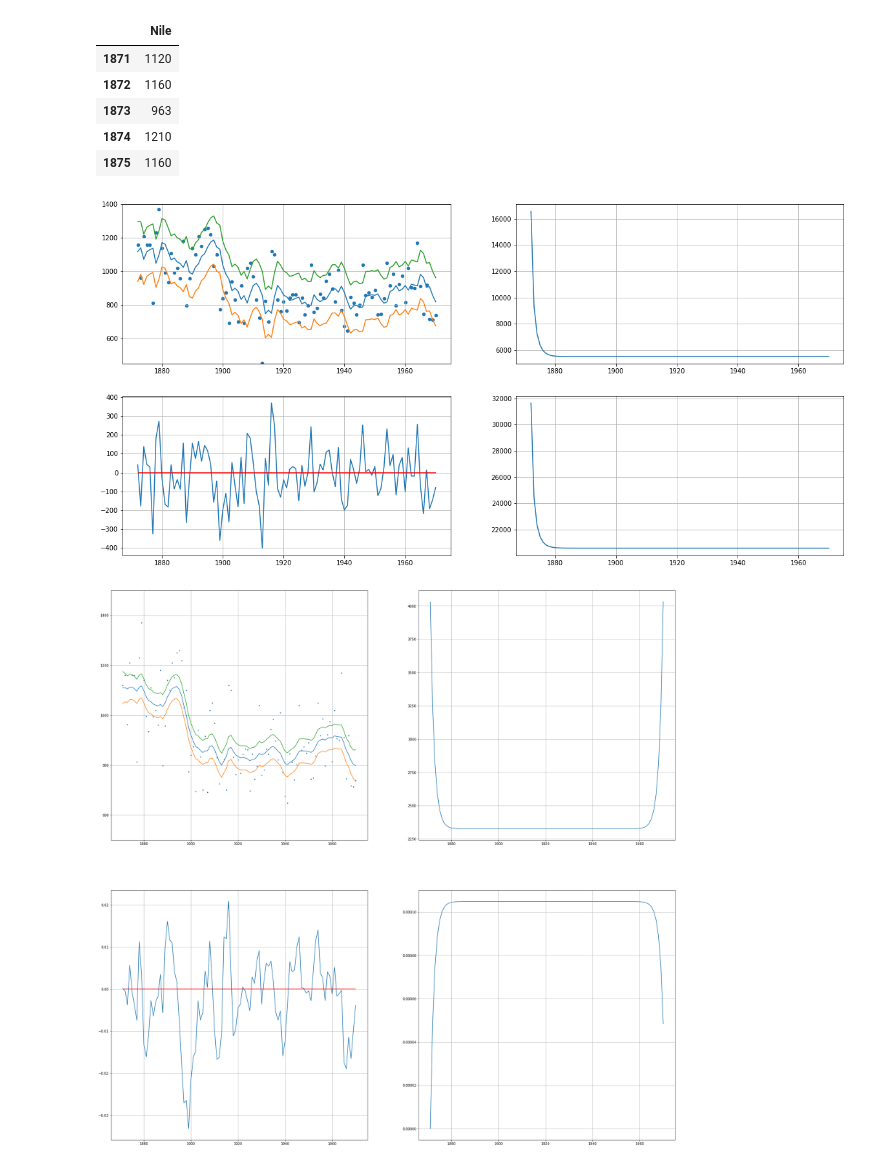
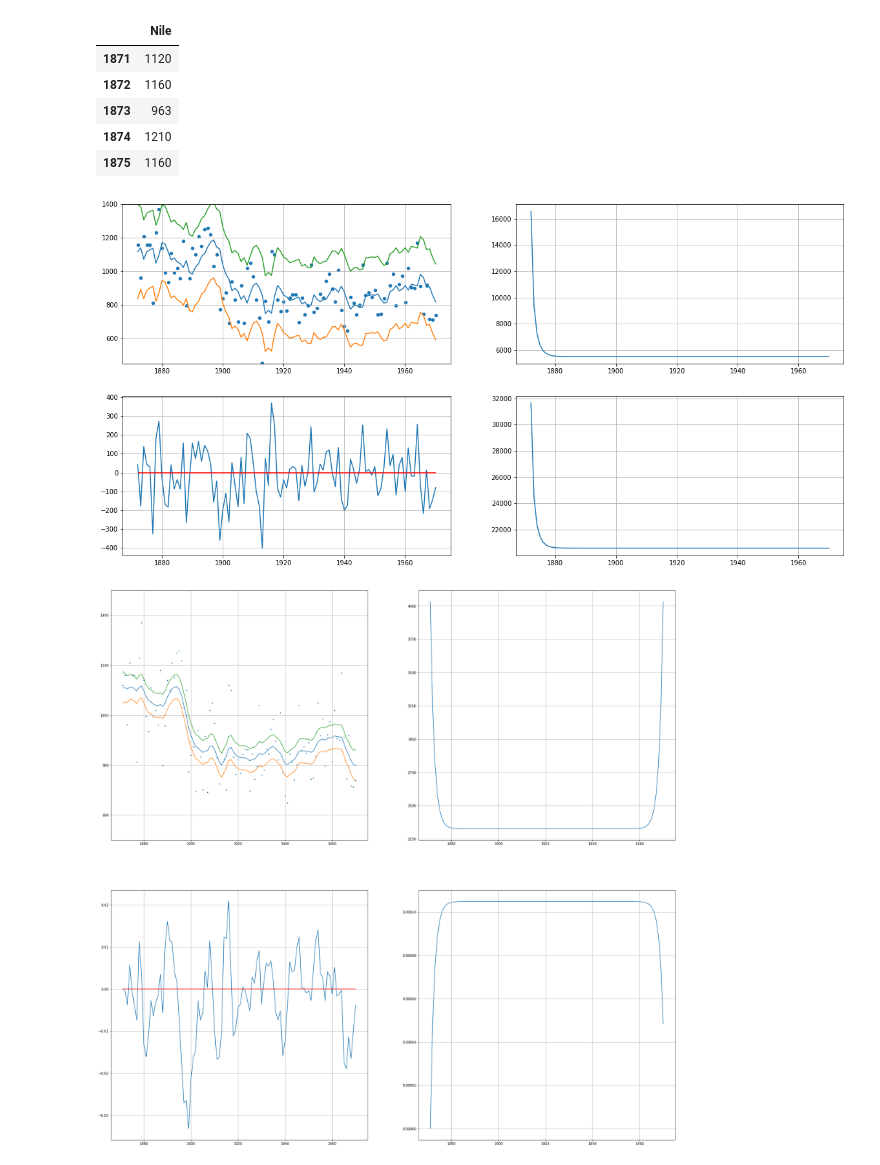
Before and after one commit to siemfenne/timeseriesmodels-vu, a Jupyter notebook: main.ipynb, the cells around one changed output. Cells and saved outputs as stored; diff of their text form; code cells hidden in the pictures.

Commit message:
data for figure 3 and 4 is also correct (denk ik)

```diff
--- a/main.ipynb
+++ b/main.ipynb
@@ -17,12 +17,12 @@ df.head()
 | 1875 | 1160 |
 # %%
 def Kalman_filter(series:pd.Series, P1:float, a1:float, s2_e:float, s2_n:float):
+    t_crit = 1.57
     y_list = series.copy().to_list()
     r = pd.DataFrame(columns=['a', 'P', 'v', 'F', 'K', 'ci'])
 
     a = a1
     P = P1
-    # v = F = K = np.nan
 
     for i,y in enumerate(y_list):
 
@@ -32,7 +32,7 @@ def Kalman_filter(series:pd.Series, P1:float, a1:float, s2_e:float, s2_n:float):
         K = P/F
 
         # store result for t=i
-        r.loc[i] = [a, P, v, F, K, F**.5]
+        r.loc[i] = [a, P, v, F, K, t_crit * F**.5]
 
         # filtered (nowcasting)
         a_f = a + K * v
@@ -56,34 +56,34 @@ df_kf = df_kf.iloc[1:]
 fig, axs = plt.subplots(2,2, figsize=(20,10))
 
 # upper left
 ax = axs[0,0]
 ax.scatter(df_kf.index, df_kf.y, s=20)
 df_kf.a.plot(ax=ax)
 (df_kf.a-df_kf.ci).plot(ax=ax)
 (df_kf.a+df_kf.ci).plot(ax=ax)
 ax.set_ylim(450, 1400)
 
 # lower left
 ax = axs[1,0]
 ax.plot(df_kf.index, df_kf.v)
 ax.hlines(y = 0, xmin= df_kf.index.min(), xmax=df_kf.index.max(), color = 'r', linestyle = '-')
 
 # upper right
 ax = axs[0,1]
 ax.plot(df_kf.index, df_kf.P)
 
 
 # lower right
 ax = axs[1,1]
 ax.plot(df_kf.index, df_kf.F)
 
 # make nice plot
 for row in axs:
     for ax in row:
         ax.grid()
         pass
 # %% [output]
-[figure, old version]
+[figure, new version]
 # %%
 def Kalman_smoother(y: pd.Series, P1: float, a1: float, s2_e: float, s2_n: float, r_n: float, N_n: float):
     df_kf = Kalman_filter(y, P1, a1, s2_e, s2_n)
```
Also changed, not shown: parts of 6 cells of this notebook, 1 other file.
